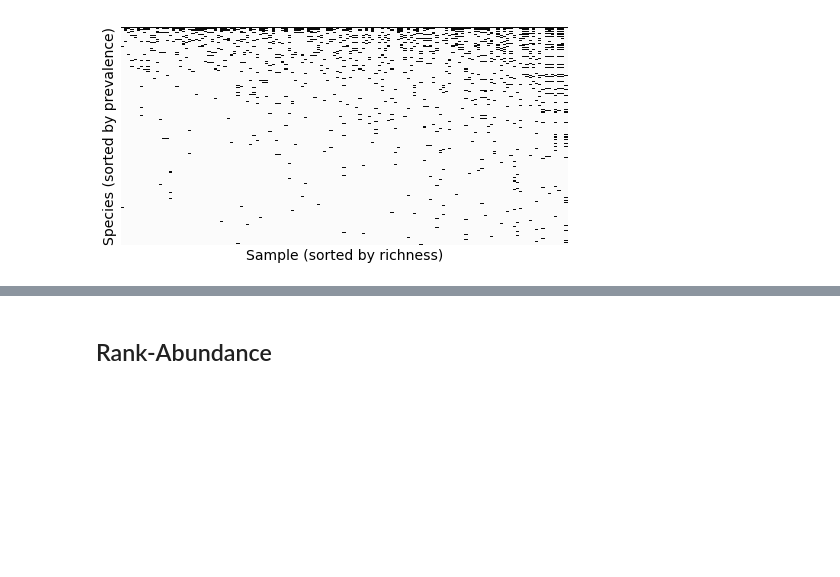
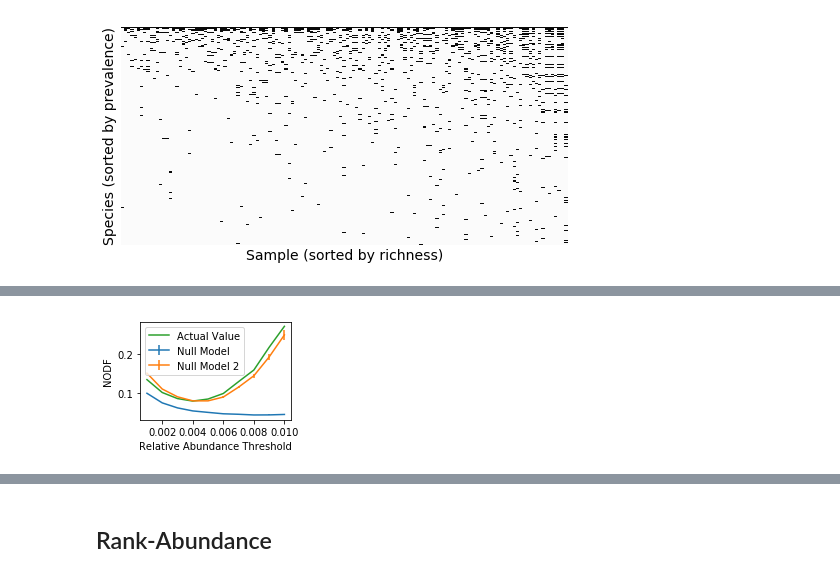
Before and after one commit to Emergent-Behaviors-in-Biology/crossfeeding-transition, a Jupyter notebook: Analysis.ipynb, the cells around one changed output, grey strips where cells are left out. Saved outputs shown, nothing was run; the diff lists cells and outputs as text; code cells hidden in the pictures; blank space fills up the shorter version.

```diff
--- a/Analysis.ipynb
+++ b/Analysis.ipynb
@@ -466,0 +541,34 @@ plt.show()
+# %%
+threshvec = np.linspace(1e-3,0.01,10)
+nestedness = []
+null = []
+nullerr = []
+null2 = []
+nullerr2 = []
+for thresh in threshvec:
+    NB = PresenceAbsence(ocean,thresh=thresh)
+    nestedness.append(NODF(NB))
+    test = NullSamples(NB,Q=100,kind='col')
+    null.append(np.mean(test))
+    nullerr.append(np.std(test))
+
+    test2 = NullSamples(NB,Q=100,kind='row')
+    null2.append(np.mean(test2))
+    nullerr2.append(np.std(test2))
+# %%
+fig,ax=plt.subplots(figsize=(3,2))
+fig.subplots_adjust(left=0.2,bottom=0.2)
+ax.errorbar(threshvec,null,yerr=np.asarray(nullerr),label = 'Null Model')
+ax.errorbar(threshvec,null2,yerr=np.asarray(nullerr2),label = 'Null Model 2')
+ax.plot(threshvec,nestedness, label = 'Actual Value')
+ax.set_xlabel('Relative Abundance Threshold')
+ax.set_ylabel('NODF')
+#ax.set_ylim((0,0.25))
+plt.legend()
+
+pdf = bpdf.PdfPages('plots/thresh_sweep.pdf')
+pdf.savefig(fig)
+pdf.close()
+plt.show()
+# %% [output]
+[figure, added]
```
Also changed, not shown: parts of 20 cells of this notebook, 9 other files.
